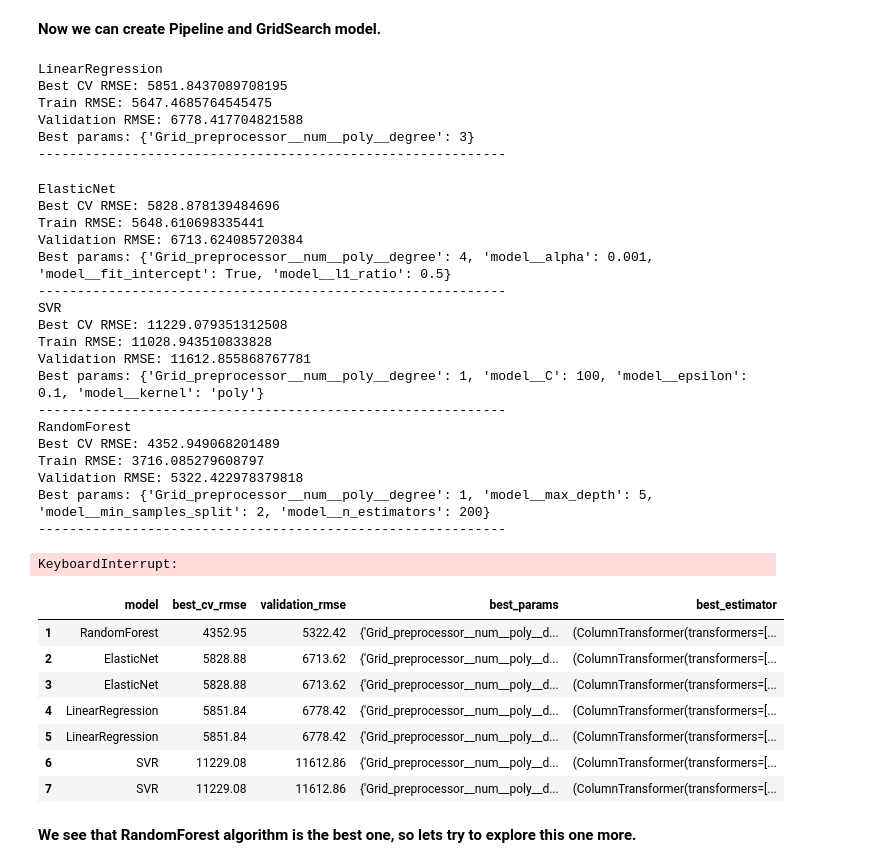
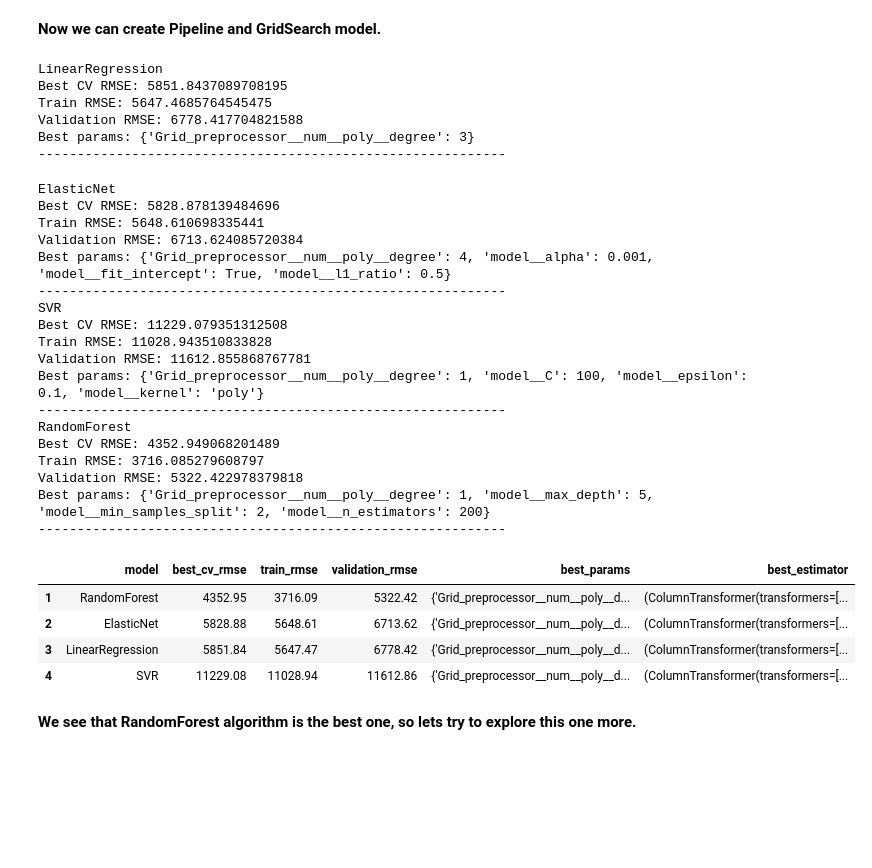
Before and after one commit to adamxszczepanski/SQL-and-ML-Projects, a Jupyter notebook: InsuranceChargesPrediction_ML/InsuranceChargePrediction_ML.ipynb, the cells around one changed output. Saved outputs shown, nothing was run; the diff lists cells and outputs as text; code cells hidden in the pictures; blank space fills up the shorter version.

```diff
--- a/InsuranceChargesPrediction_ML/InsuranceChargePrediction_ML.ipynb
+++ b/InsuranceChargesPrediction_ML/InsuranceChargePrediction_ML.ipynb
@@ -854,4 +865,5 @@ Models_results=[]
 # %%
+Models_results=[]
 for model_name, config in models_and_params.items():
     model_pipe=Pipeline(steps=[
         ("Grid_preprocessor", Grid_preprocessor),
@@ -910,21 +922,17 @@ Train RMSE: 3716.085279608797
 Validation RMSE: 5322.422978379818
 Best params: {'Grid_preprocessor__num__poly__degree': 1, 'model__max_depth': 5, 'model__min_samples_split': 2, 'model__n_estimators': 200}
 ------------------------------------------------------------
-KeyboardInterrupt:
 # %%
 results_df=pd.DataFrame(data=Models_results).sort_values("validation_rmse")
 # %%
-results_df.index = range(1, 8)
+results_df.index = range(1, 5)
 display(results_df)
 # %% [output]
-|  | model | best_cv_rmse | validation_rmse | best_params | best_estimator |
-| 1 | RandomForest | 4352.95 | 5322.42 | {'Grid_preprocessor__num__poly__d... | (ColumnTransformer(transformers=[... |
-| 2 | ElasticNet | 5828.88 | 6713.62 | {'Grid_preprocessor__num__poly__d... | (ColumnTransformer(transformers=[... |
-| 3 | ElasticNet | 5828.88 | 6713.62 | {'Grid_preprocessor__num__poly__d... | (ColumnTransformer(transformers=[... |
-| 4 | LinearRegression | 5851.84 | 6778.42 | {'Grid_preprocessor__num__poly__d... | (ColumnTransformer(transformers=[... |
-| 5 | LinearRegression | 5851.84 | 6778.42 | {'Grid_preprocessor__num__poly__d... | (ColumnTransformer(transformers=[... |
-| 6 | SVR | 11229.08 | 11612.86 | {'Grid_preprocessor__num__poly__d... | (ColumnTransformer(transformers=[... |
-| 7 | SVR | 11229.08 | 11612.86 | {'Grid_preprocessor__num__poly__d... | (ColumnTransformer(transformers=[... |
+|  | model | best_cv_rmse | train_rmse | validation_rmse | best_params | best_estimator |
+| 1 | RandomForest | 4352.95 | 3716.09 | 5322.42 | {'Grid_preprocessor__num__poly__d... | (ColumnTransformer(transformers=[... |
+| 2 | ElasticNet | 5828.88 | 5648.61 | 6713.62 | {'Grid_preprocessor__num__poly__d... | (ColumnTransformer(transformers=[... |
+| 3 | LinearRegression | 5851.84 | 5647.47 | 6778.42 | {'Grid_preprocessor__num__poly__d... | (ColumnTransformer(transformers=[... |
+| 4 | SVR | 11229.08 | 11028.94 | 11612.86 | {'Grid_preprocessor__num__poly__d... | (ColumnTransformer(transformers=[... |
 # %% [markdown]
 **We see that RandomForest algorithm is the best one, so lets try to explore this one more.**
 # %%
```
Also changed, not shown: parts of 31 cells of this notebook, 1 other file.
